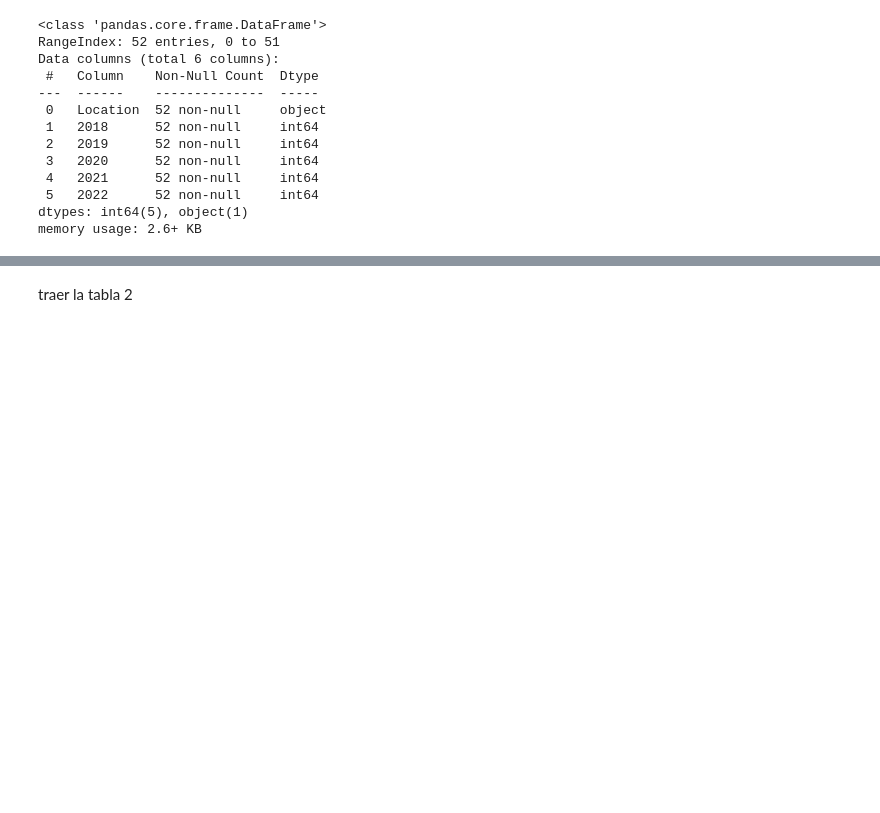
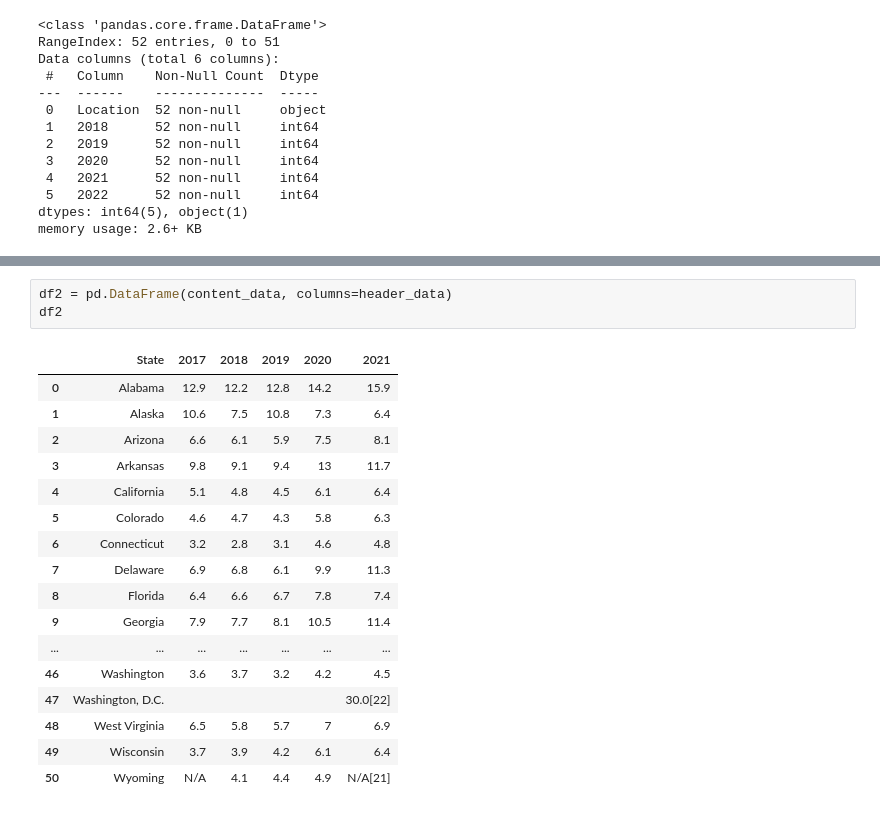
Before and after one commit to johnfbeltranc/clases_4geeks, a Jupyter notebook: notebooks/10_web_scraping.ipynb, the cells around one changed output, grey strips where cells are left out. Saved outputs shown, nothing was run; the diff lists cells and outputs as text; blank space fills up the shorter version.

```diff
--- a/notebooks/10_web_scraping.ipynb
+++ b/notebooks/10_web_scraping.ipynb
@@ -241,2 +265,21 @@ content_data
-# %% [markdown]
-traer la tabla 2
+# %%
+df2 = pd.DataFrame(content_data, columns=header_data)
+df2
+# %% [output]
+|  | State | 2017 | 2018 | 2019 | 2020 | 2021 |
+| 0 | Alabama | 12.9 | 12.2 | 12.8 | 14.2 | 15.9 |
+| 1 | Alaska | 10.6 | 7.5 | 10.8 | 7.3 | 6.4 |
+| 2 | Arizona | 6.6 | 6.1 | 5.9 | 7.5 | 8.1 |
+| 3 | Arkansas | 9.8 | 9.1 | 9.4 | 13 | 11.7 |
+| 4 | California | 5.1 | 4.8 | 4.5 | 6.1 | 6.4 |
+| 5 | Colorado | 4.6 | 4.7 | 4.3 | 5.8 | 6.3 |
+| 6 | Connecticut | 3.2 | 2.8 | 3.1 | 4.6 | 4.8 |
+| 7 | Delaware | 6.9 | 6.8 | 6.1 | 9.9 | 11.3 |
+| 8 | Florida | 6.4 | 6.6 | 6.7 | 7.8 | 7.4 |
+| 9 | Georgia | 7.9 | 7.7 | 8.1 | 10.5 | 11.4 |
+| ... | ... | ... | ... | ... | ... | ... |
+| 46 | Washington | 3.6 | 3.7 | 3.2 | 4.2 | 4.5 |
+| 47 | Washington, D.C. |  |  |  |  | 30.0[22] |
+| 48 | West Virginia | 6.5 | 5.8 | 5.7 | 7 | 6.9 |
+| 49 | Wisconsin | 3.7 | 3.9 | 4.2 | 6.1 | 6.4 |
+| 50 | Wyoming | N/A | 4.1 | 4.4 | 4.9 | N/A[21] |
```
Also changed, not shown: parts of 9 cells of this notebook.
